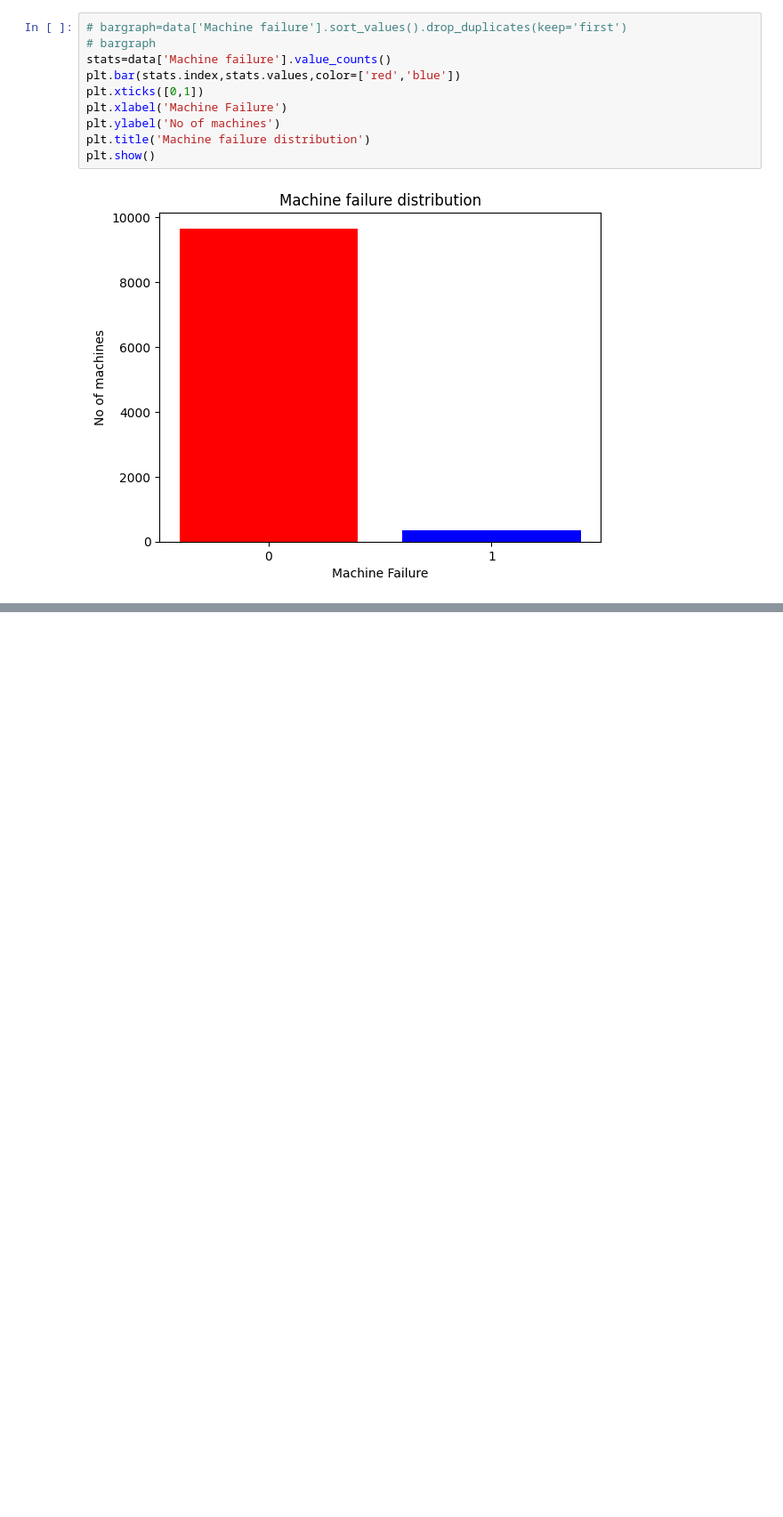
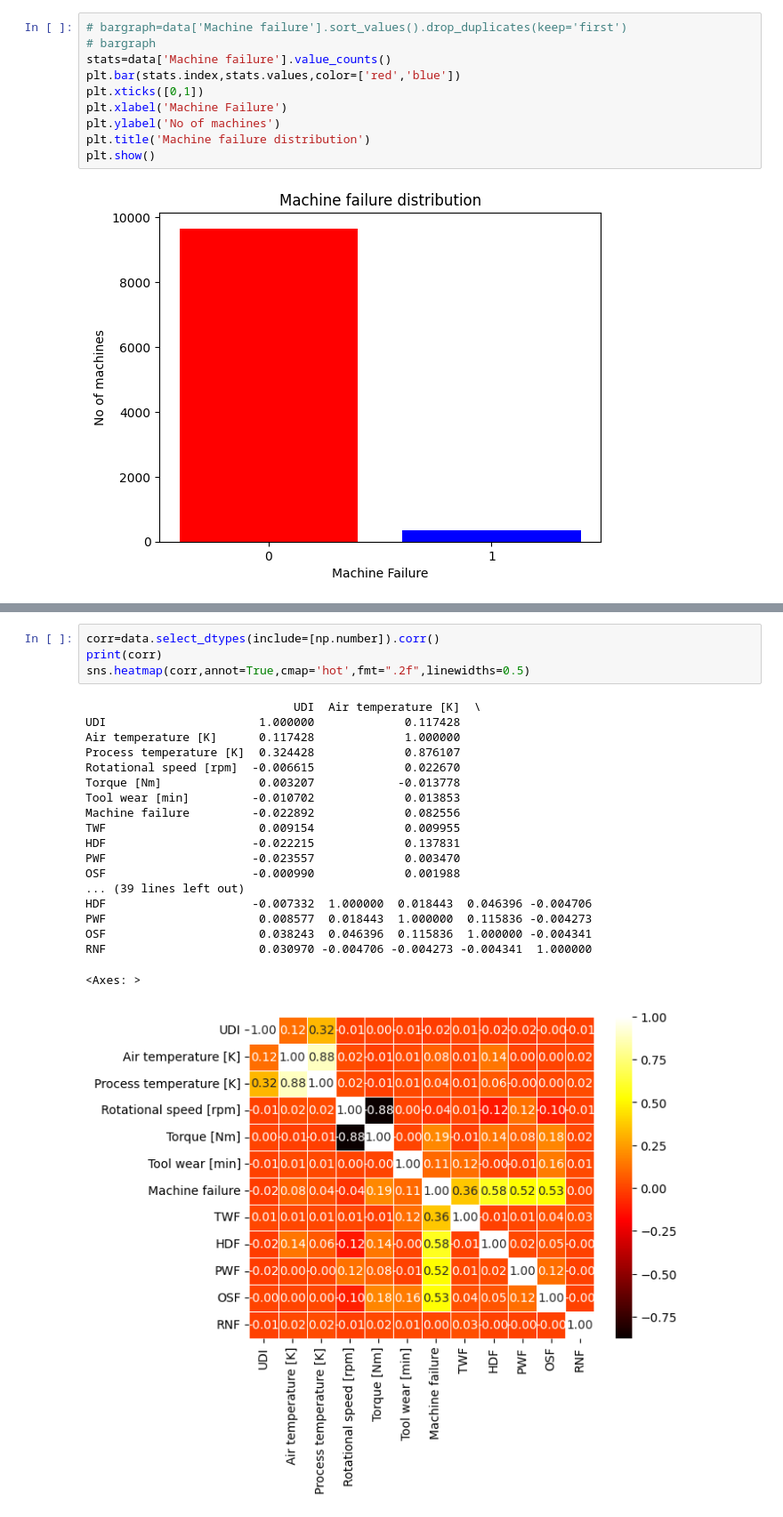
Before and after one commit to dpatil23/Grid-Intelligence-ML, a Jupyter notebook: Assignment_3_230343.ipynb, the cells around one changed output, grey strips where cells are left out. Shown: that part at 89% size. Drawn from its saved outputs; the diff is of its cells as text; blank space fills up the shorter version.

```diff
--- a/Assignment_3_230343.ipynb
+++ b/Assignment_3_230343.ipynb
@@ -65,0 +91,24 @@ plt.show()
+# %%
+corr=data.select_dtypes(include=[np.number]).corr()
+print(corr)
+sns.heatmap(corr,annot=True,cmap='hot',fmt=".2f",linewidths=0.5)
+# %% [output]
+                              UDI  Air temperature [K]  \
+UDI                      1.000000             0.117428
+Air temperature [K]      0.117428             1.000000
+Process temperature [K]  0.324428             0.876107
+Rotational speed [rpm]  -0.006615             0.022670
+Torque [Nm]              0.003207            -0.013778
+Tool wear [min]         -0.010702             0.013853
+Machine failure         -0.022892             0.082556
+TWF                      0.009154             0.009955
+HDF                     -0.022215             0.137831
+PWF                     -0.023557             0.003470
+OSF                     -0.000990             0.001988
+... (39 lines left out)
+HDF                     -0.007332  1.000000  0.018443  0.046396 -0.004706
+PWF                      0.008577  0.018443  1.000000  0.115836 -0.004273
+OSF                      0.038243  0.046396  0.115836  1.000000 -0.004341
+RNF                      0.030970 -0.004706 -0.004273 -0.004341  1.000000
+<Axes: >
+[figure, added]
```
Also changed, not shown: parts of 8 cells of this notebook.
